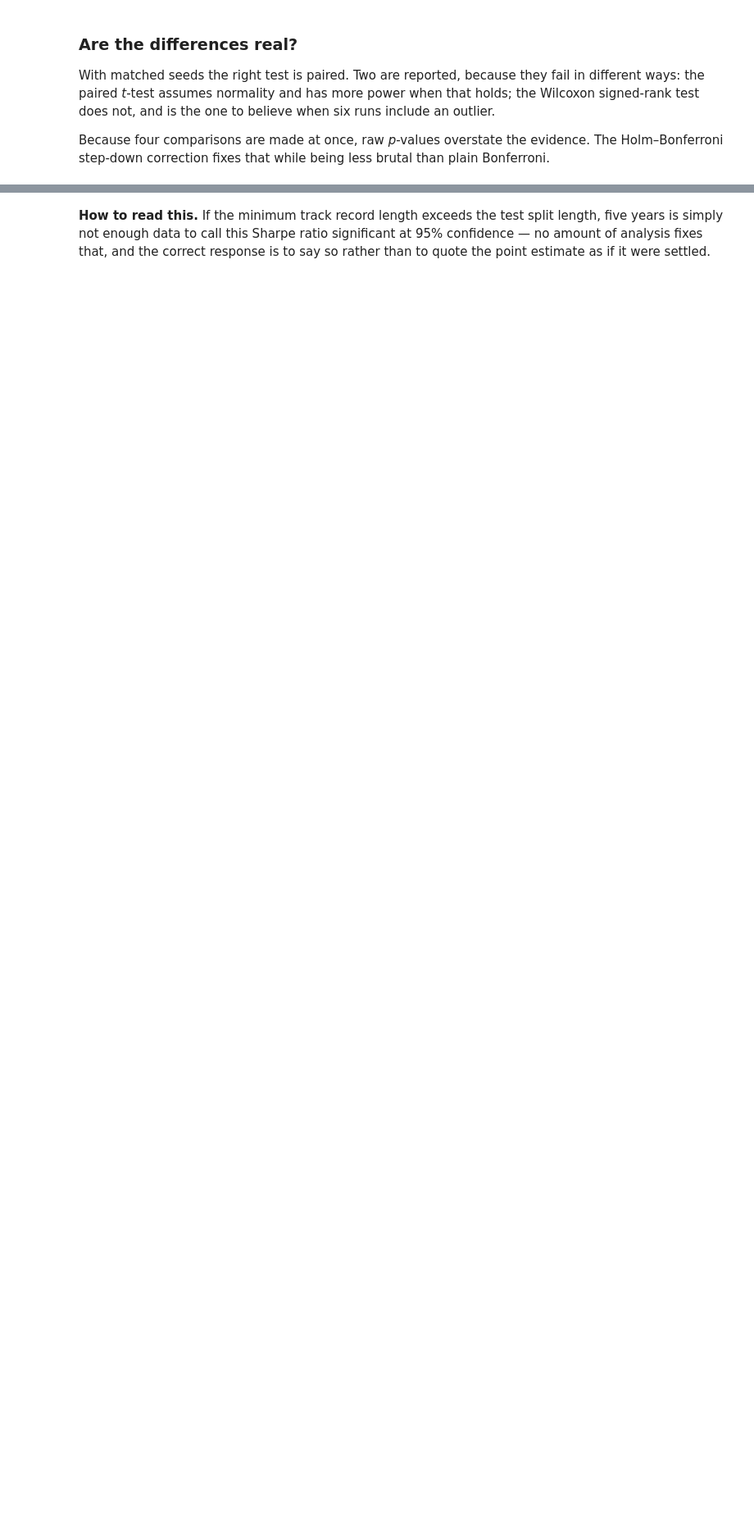
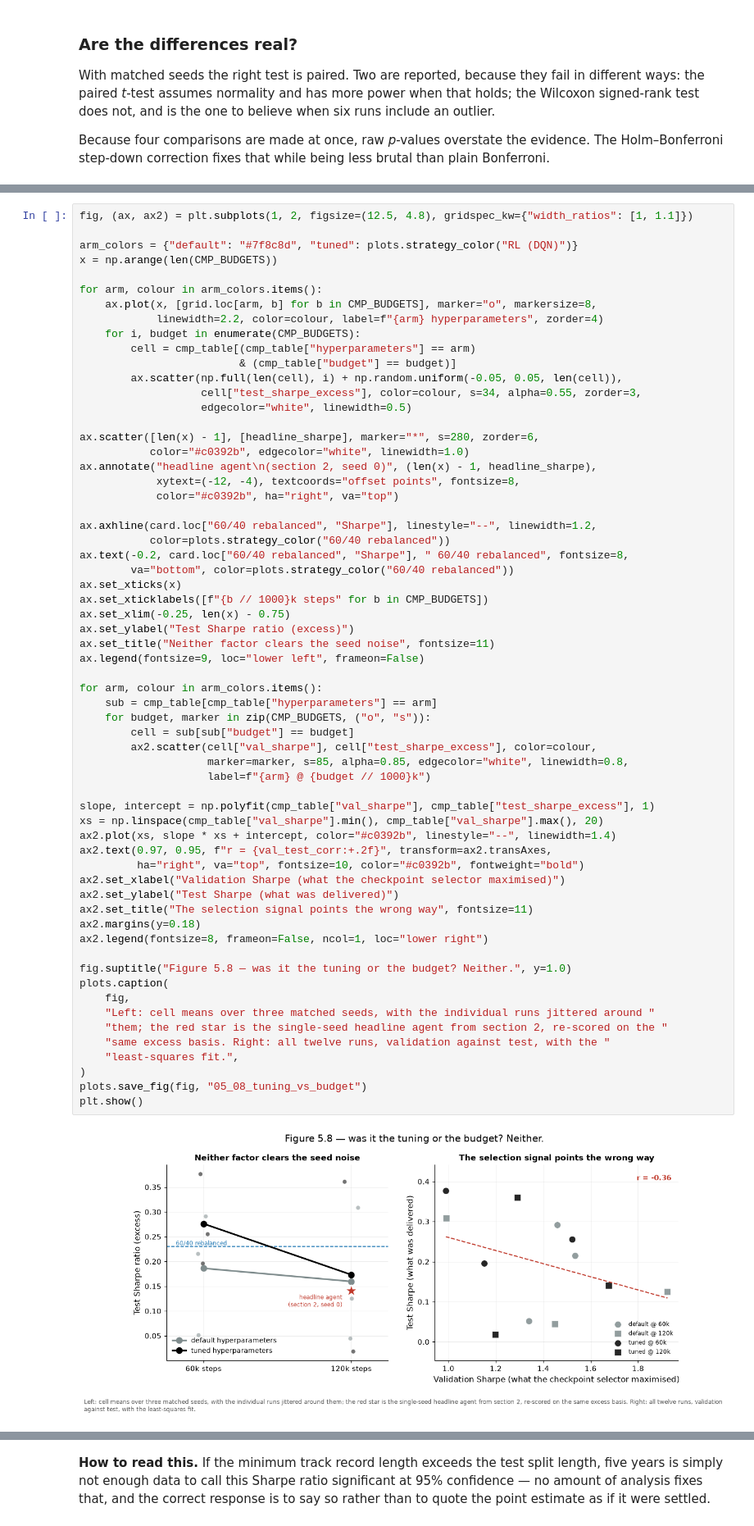
Before and after one commit to Nizarel/PortfolioRL, a Jupyter notebook: notebooks/05_results_ablation.ipynb, the cells around one changed output, grey strips where cells are left out. Shown at 82% size. Drawn from its saved outputs; the diff is of its cells as text; blank space fills up the shorter version.

```diff
--- a/notebooks/05_results_ablation.ipynb
+++ b/notebooks/05_results_ablation.ipynb
@@ -571,0 +795,64 @@ paired_table.round(4)
+# %%
+fig, (ax, ax2) = plt.subplots(1, 2, figsize=(12.5, 4.8), gridspec_kw={"width_ratios": [1, 1.1]})
+
+arm_colors = {"default": "#7f8c8d", "tuned": plots.strategy_color("RL (DQN)")}
+x = np.arange(len(CMP_BUDGETS))
+
+for arm, colour in arm_colors.items():
+    ax.plot(x, [grid.loc[arm, b] for b in CMP_BUDGETS], marker="o", markersize=8,
+            linewidth=2.2, color=colour, label=f"{arm} hyperparameters", zorder=4)
+    for i, budget in enumerate(CMP_BUDGETS):
+        cell = cmp_table[(cmp_table["hyperparameters"] == arm)
+                         & (cmp_table["budget"] == budget)]
+        ax.scatter(np.full(len(cell), i) + np.random.uniform(-0.05, 0.05, len(cell)),
+                   cell["test_sharpe_excess"], color=colour, s=34, alpha=0.55, zorder=3,
+                   edgecolor="white", linewidth=0.5)
+
+ax.scatter([len(x) - 1], [headline_sharpe], marker="*", s=280, zorder=6,
+           color="#c0392b", edgecolor="white", linewidth=1.0)
+ax.annotate("headline agent\n(section 2, seed 0)", (len(x) - 1, headline_sharpe),
+            xytext=(-12, -4), textcoords="offset points", fontsize=8,
+            color="#c0392b", ha="right", va="top")
+
+ax.axhline(card.loc["60/40 rebalanced", "Sharpe"], linestyle="--", linewidth=1.2,
+           color=plots.strategy_color("60/40 rebalanced"))
+ax.text(-0.2, card.loc["60/40 rebalanced", "Sharpe"], " 60/40 rebalanced", fontsize=8,
+        va="bottom", color=plots.strategy_color("60/40 rebalanced"))
+ax.set_xticks(x)
+ax.set_xticklabels([f"{b // 1000}k steps" for b in CMP_BUDGETS])
+ax.set_xlim(-0.25, len(x) - 0.75)
+ax.set_ylabel("Test Sharpe ratio (excess)")
+ax.set_title("Neither factor clears the seed noise", fontsize=11)
+ax.legend(fontsize=9, loc="lower left", frameon=False)
+
+for arm, colour in arm_colors.items():
+    sub = cmp_table[cmp_table["hyperparameters"] == arm]
+    for budget, marker in zip(CMP_BUDGETS, ("o", "s")):
+        cell = sub[sub["budget"] == budget]
+        ax2.scatter(cell["val_sharpe"], cell["test_sharpe_excess"], color=colour,
+                    marker=marker, s=85, alpha=0.85, edgecolor="white", linewidth=0.8,
+                    label=f"{arm} @ {budget // 1000}k")
+
+slope, intercept = np.polyfit(cmp_table["val_sharpe"], cmp_table["test_sharpe_excess"], 1)
+xs = np.linspace(cmp_table["val_sharpe"].min(), cmp_table["val_sharpe"].max(), 20)
+ax2.plot(xs, slope * xs + intercept, color="#c0392b", linestyle="--", linewidth=1.4)
+ax2.text(0.97, 0.95, f"r = {val_test_corr:+.2f}", transform=ax2.transAxes,
+         ha="right", va="top", fontsize=10, color="#c0392b", fontweight="bold")
+ax2.set_xlabel("Validation Sharpe (what the checkpoint selector maximised)")
+ax2.set_ylabel("Test Sharpe (what was delivered)")
+ax2.set_title("The selection signal points the wrong way", fontsize=11)
+ax2.margins(y=0.18)
+ax2.legend(fontsize=8, frameon=False, ncol=1, loc="lower right")
+
+fig.suptitle("Figure 5.8 — was it the tuning or the budget? Neither.", y=1.0)
+plots.caption(
+    fig,
+    "Left: cell means over three matched seeds, with the individual runs jittered around "
+    "them; the red star is the single-seed headline agent from section 2, re-scored on the "
+    "same excess basis. Right: all twelve runs, validation against test, with the "
+    "least-squares fit.",
+)
+plots.save_fig(fig, "05_08_tuning_vs_budget")
+plt.show()
+# %% [output]
+[figure, added]
```
Also changed, not shown: parts of 36 cells of this notebook, 38 other files.
